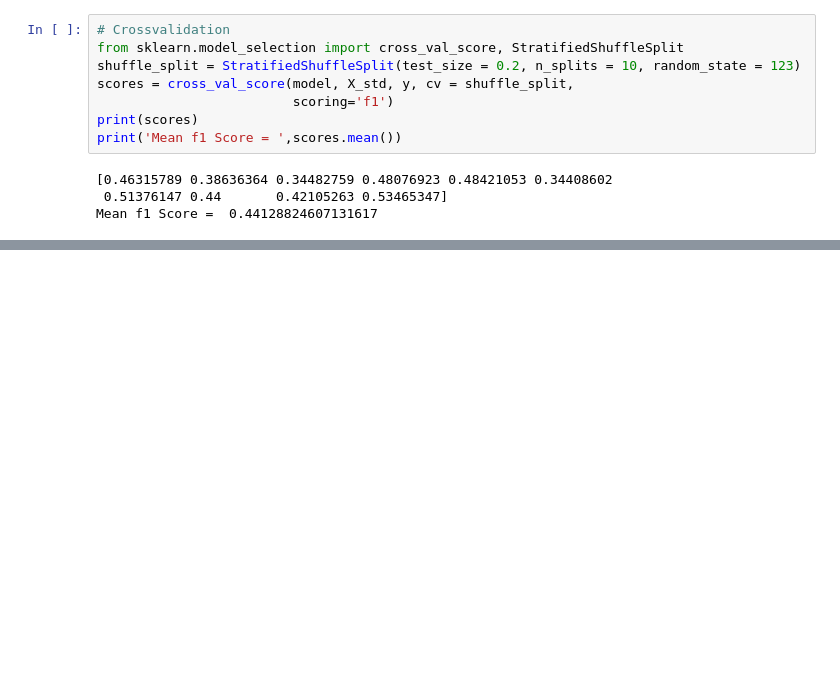
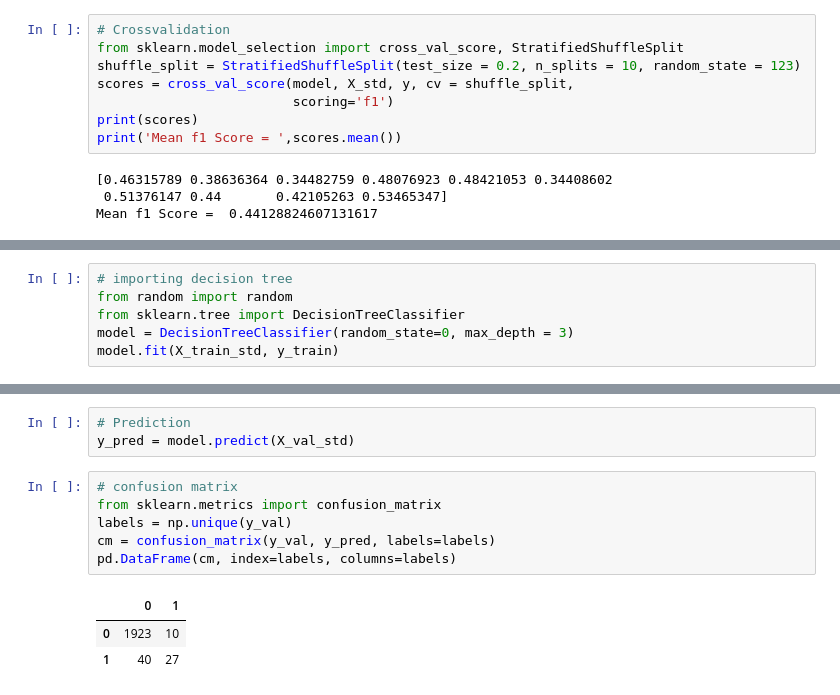
Before and after one commit to intelspeedstep/IDS749, a Jupyter notebook: Predicting Default Class.ipynb, the cells around one changed output, grey strips where cells are left out. Saved outputs shown, nothing was run; the diff lists cells and outputs as text; blank space fills up the shorter version.

```diff
--- a/Predicting Default Class.ipynb
+++ b/Predicting Default Class.ipynb
@@ -354,0 +357,6 @@ Mean f1 Score =  0.44128824607131617
+# %%
+# importing decision tree
+from random import random
+from sklearn.tree import DecisionTreeClassifier
+model = DecisionTreeClassifier(random_state=0, max_depth = 3)
+model.fit(X_train_std, y_train)
@@ -354,0 +377,13 @@ Mean f1 Score =  0.44128824607131617
+# %%
+# Prediction
+y_pred = model.predict(X_val_std)
+# %%
+# confusion matrix
+from sklearn.metrics import confusion_matrix
+labels = np.unique(y_val)
+cm = confusion_matrix(y_val, y_pred, labels=labels)
+pd.DataFrame(cm, index=labels, columns=labels)
+# %% [output]
+|  | 0 | 1 |
+| 0 | 1923 | 10 |
+| 1 | 40 | 27 |
```
Also changed, not shown: parts of 9 cells of this notebook, 6 other files.
